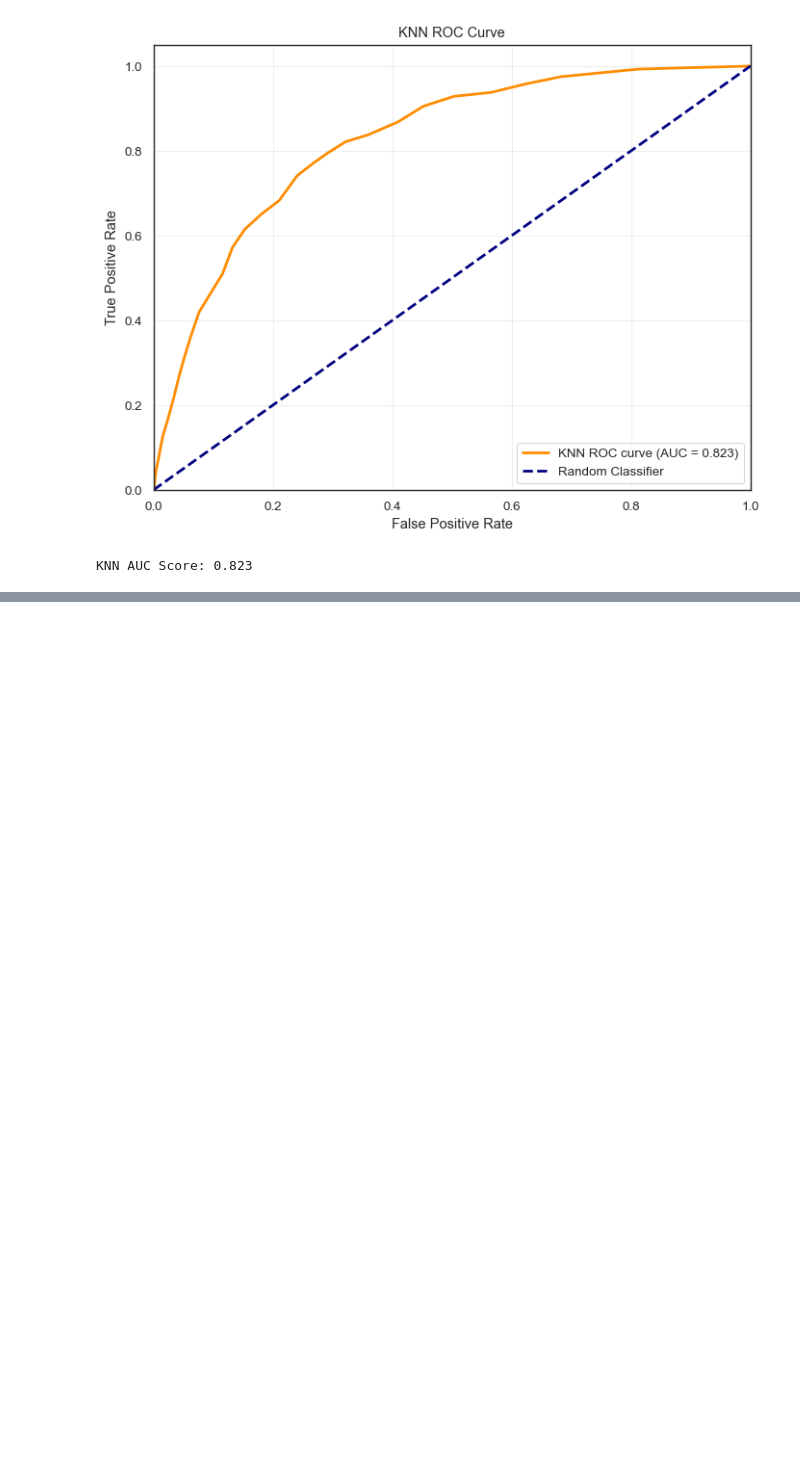
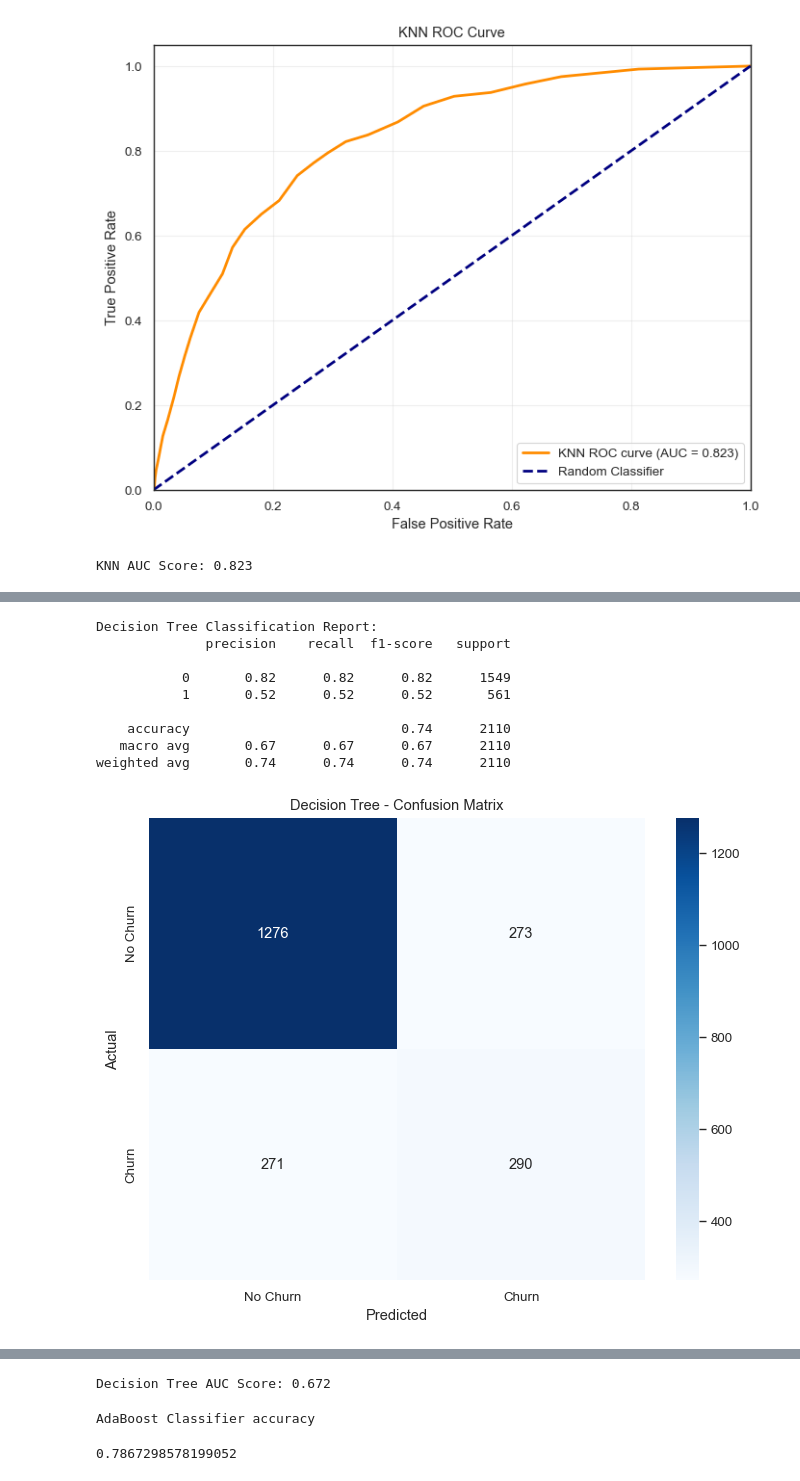
Before and after one commit to Ahmed-Estiak/customer-churn-demo, a Jupyter notebook: customer-churn1demo.ipynb, the cells around one changed output, grey strips where cells are left out. Saved outputs shown, nothing was run; the diff lists cells and outputs as text; code cells hidden in the pictures; blank space fills up the shorter version.

```diff
--- a/customer-churn1demo.ipynb
+++ b/customer-churn1demo.ipynb
@@ -2410,0 +2642,51 @@ KNN AUC Score: 0.823
+# %%
+# Classification Report for Decision Tree
+from sklearn.metrics import classification_report
+print("Decision Tree Classification Report:")
+print(classification_report(y_test, predictdt_y))
+
+# Confusion Matrix for Decision Tree
+cm_dt = confusion_matrix(y_test, predictdt_y)
+
+plt.figure(figsize=(8, 6))
+sns.heatmap(cm_dt, annot=True, fmt='d', cmap='Blues',
+           xticklabels=['No Churn', 'Churn'],
+           yticklabels=['No Churn', 'Churn'])
+plt.title('Decision Tree - Confusion Matrix')
+plt.xlabel('Predicted')
+plt.ylabel('Actual')
+plt.show()
+
+# ROC Curve and AUC for Decision Tree
+# Get prediction probabilities for positive class
+y_pred_proba_dt = dt_model.predict_proba(X_test)[:, 1]
+
+# Calculate ROC curve
+fpr_dt, tpr_dt, thresholds_dt = roc_curve(y_test, y_pred_proba_dt)
+auc_score_dt = auc(fpr_dt, tpr_dt)
+
+# Plot ROC curve
+plt.figure(figsize=(8, 6))
+plt.plot(fpr_dt, tpr_dt, color='green', lw=2, label=f'Decision Tree (AUC = {auc_score_dt:.3f})')
+plt.plot([0, 1], [0, 1], color='navy', lw=2, linestyle='--', label='Random Classifier')
+plt.xlim([0.0, 1.0])
+plt.ylim([0.0, 1.05])
+plt.xlabel('False Positive Rate')
+plt.ylabel('True Positive Rate')
+plt.title('Decision Tree - ROC Curve')
+plt.legend(loc="lower right")
+plt.grid(True)
+plt.show()
+
+print(f"Decision Tree AUC Score: {auc_score_dt:.3f}")
+# %% [output]
+Decision Tree Classification Report:
+              precision    recall  f1-score   support
+
+           0       0.82      0.82      0.82      1549
+           1       0.52      0.52      0.52       561
+
+    accuracy                           0.74      2110
+   macro avg       0.67      0.67      0.67      2110
+weighted avg       0.74      0.74      0.74      2110
+[figure, added]
@@ -2410,0 +2694,10 @@ KNN AUC Score: 0.823
+Decision Tree AUC Score: 0.672
+# %%
+a_model = AdaBoostClassifier()
+a_model.fit(X_train,y_train)
+a_preds = a_model.predict(X_test)
+print("AdaBoost Classifier accuracy")
+metrics.accuracy_score(y_test, a_preds)
+# %% [output]
+AdaBoost Classifier accuracy
+0.7867298578199052
```
Also changed, not shown: parts of 17 cells of this notebook.
